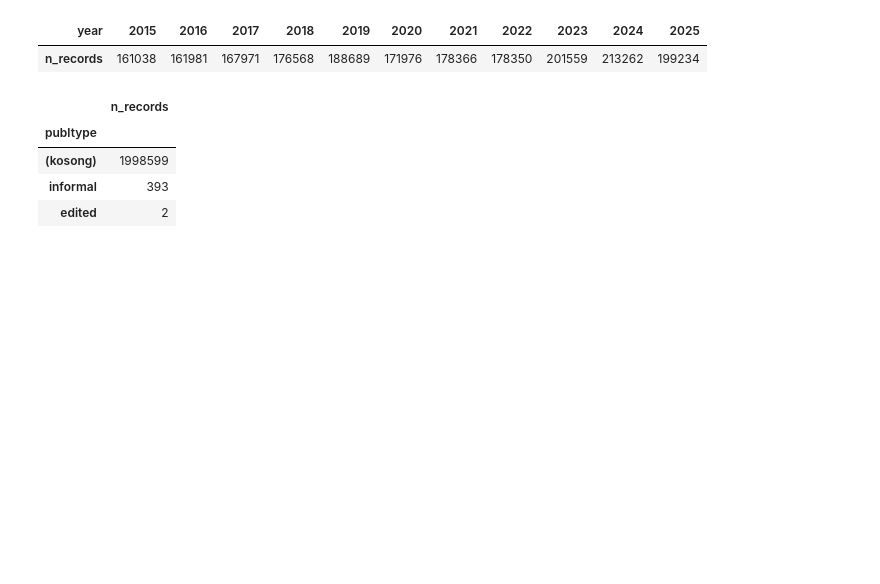
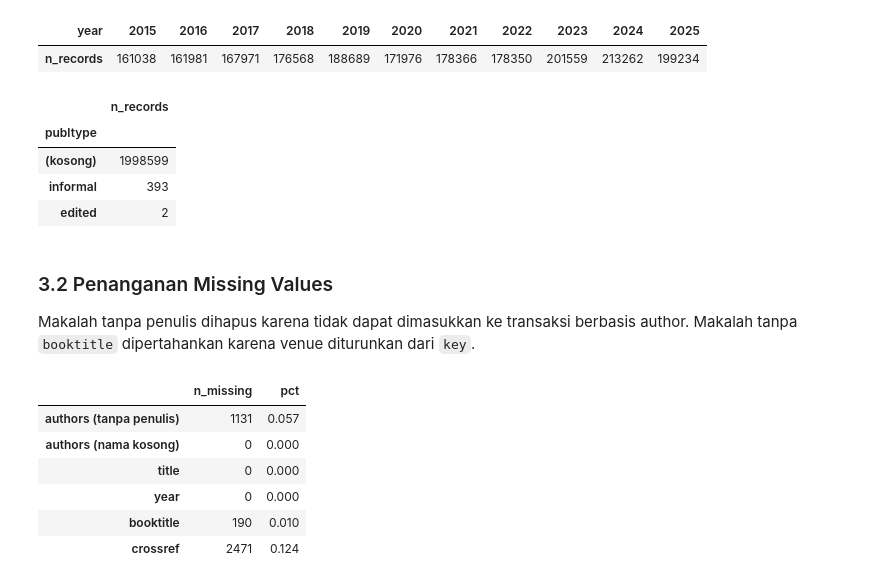
Before and after one commit to RNXFreeze/IF4041-Datmin-Tubes-Kel1, a Jupyter notebook: notebooks/01_data_extraction_preprocessing.ipynb, the cells around one changed output. Drawn from its saved outputs; the diff is of its cells as text; code cells hidden in the pictures; blank space fills up the shorter version.

```diff
--- a/notebooks/01_data_extraction_preprocessing.ipynb
+++ b/notebooks/01_data_extraction_preprocessing.ipynb
@@ -267,3 +267,20 @@ papers["publtype"].to_pandas().fillna("(kosong)").value_counts().to_frame("n_rec
 | (kosong) | 1998599 |
 | informal | 393 |
 | edited | 2 |
+# %% [markdown]
+### 3.2 Penanganan Missing Values
+
+Makalah tanpa penulis dihapus karena tidak dapat dimasukkan ke transaksi berbasis author.
+Makalah tanpa `booktitle` dipertahankan karena venue diturunkan dari `key`.
+# %%
+from src.preprocess import handle_missing, missing_report
+
+missing_report(papers)
+# %% [output]
+|  | n_missing | pct |
+| authors (tanpa penulis) | 1131 | 0.057 |
+| authors (nama kosong) | 0 | 0.000 |
+| title | 0 | 0.000 |
+| year | 0 | 0.000 |
+| booktitle | 190 | 0.010 |
+| crossref | 2471 | 0.124 |
```
Also changed, not shown: parts of 2 cells of this notebook, 1 other file.
